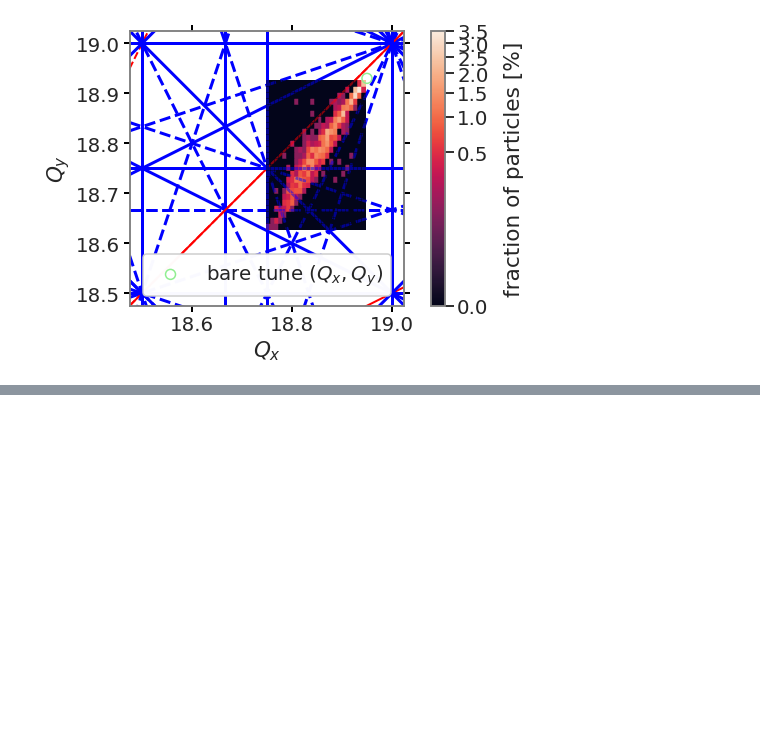
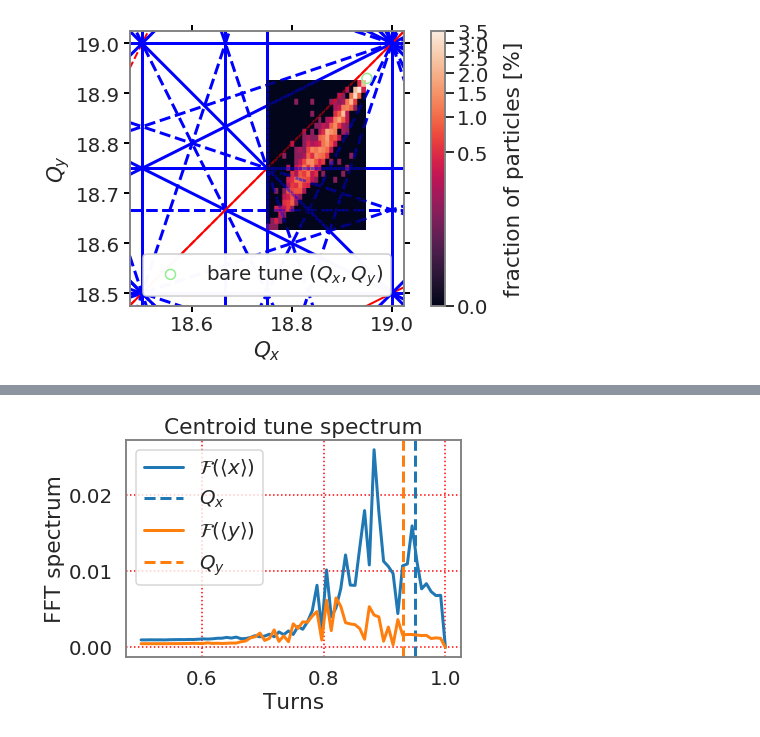
Before and after one commit to aoeftiger/sixtracklib_pyht_playground, a Jupyter notebook: sis100/2020-01-06--frozenSC-setup/SIS100_frozenSC_setup_2sigmacuts_nonrescaledSCnodes_Bf0.30_orbitcorrection.ipynb, the cells around one changed output, grey strips where cells are left out. Cells and saved outputs as stored; diff of their text form; code cells hidden in the pictures; blank space fills up the shorter version.

```diff
--- a/sis100/2020-01-06--frozenSC-setup/SIS100_frozenSC_setup_2sigmacuts_nonrescaledSCnodes_Bf0.30_orbitcorrection.ipynb
+++ b/sis100/2020-01-06--frozenSC-setup/SIS100_frozenSC_setup_2sigmacuts_nonrescaledSCnodes_Bf0.30_orbitcorrection.ipynb
@@ -774,0 +798,13 @@ plt.savefig('tunespread.png', dpi=150, bbox_inches='tight')
+# %%
+plt.title('Centroid tune spectrum')
+plt.plot(1 - np.fft.rfftfreq(nturns), np.abs(np.fft.rfft(mx - np.mean(mx))),
+         label=r'$\mathcal{F}(\langle x \rangle )$')
+plt.axvline(twiss.summary['q1'] % 1, ls='--', label='$Q_x$')
+plt.plot(1 - np.fft.rfftfreq(nturns), np.abs(np.fft.rfft(my - np.mean(my))),
+         label=r'$\mathcal{F}(\langle y \rangle )$')
+plt.axvline(twiss.summary['q2'] % 1, ls='--', color='C1', label='$Q_y$')
+plt.legend()
+plt.xlabel('Turns')
+plt.ylabel('FFT spectrum');
+# %% [output]
+[figure, added]
```
Also changed, not shown: parts of 4 cells of this notebook.
